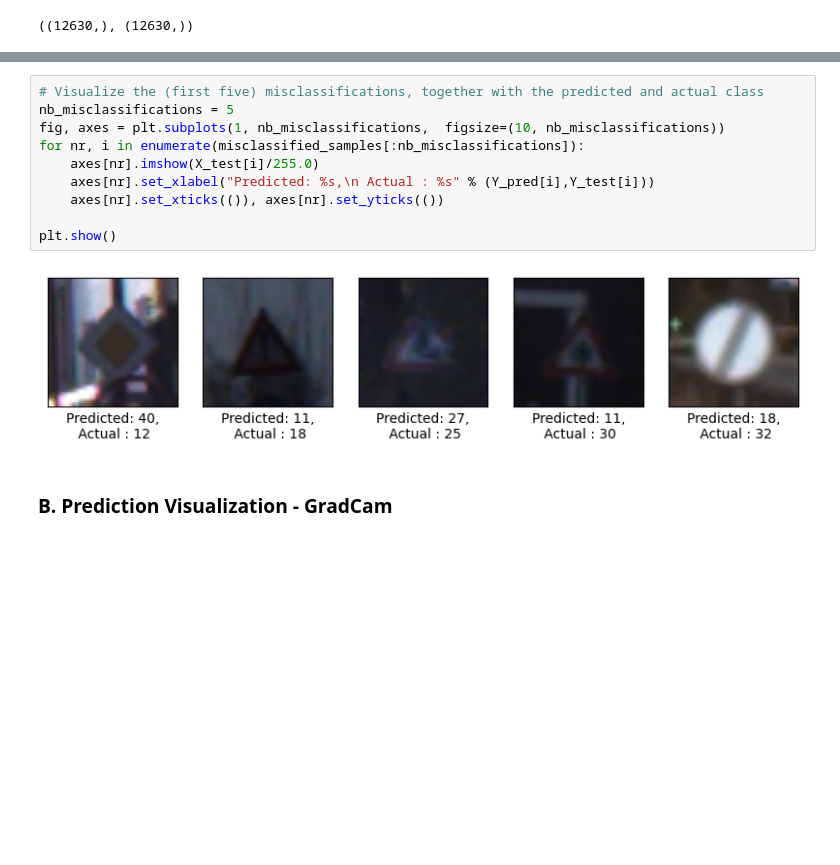
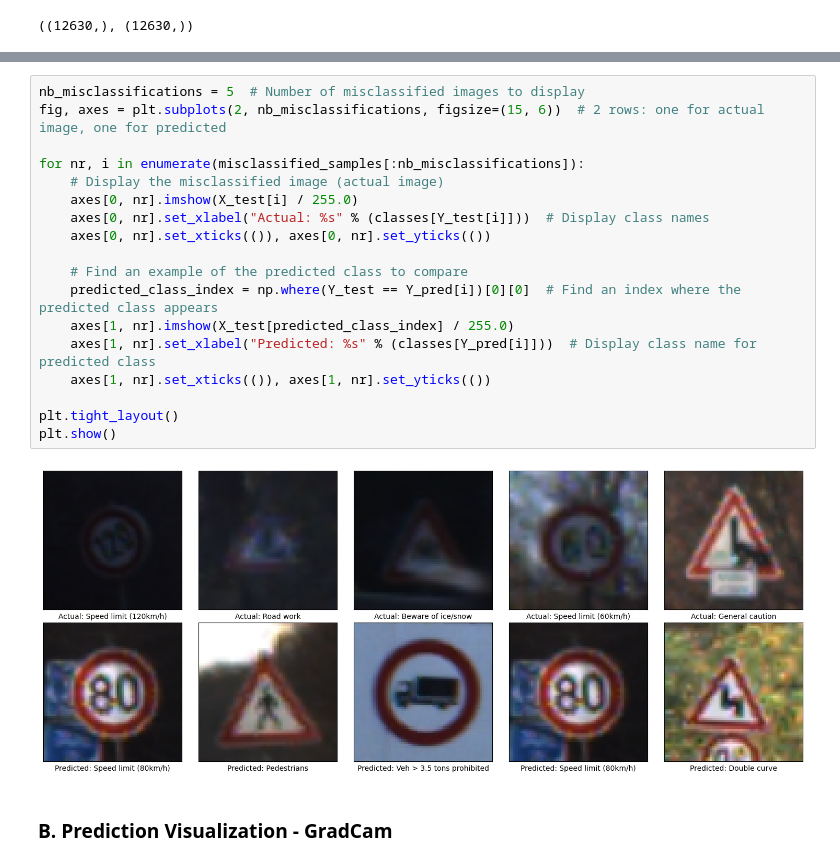
Before and after one commit to Medkallel/Road-Signs-Deep-Learning-Classification, a Jupyter notebook: Models_Training.ipynb, the cells around one changed output, grey strips where cells are left out. Drawn from its saved outputs; the diff is of its cells as text; blank space fills up the shorter version.

```diff
--- a/Models_Training.ipynb
+++ b/Models_Training.ipynb
@@ -432,14 +493,22 @@ misclassified_samples.shape
-# %%
-# Visualize the (first five) misclassifications, together with the predicted and actual class
-nb_misclassifications = 5
-fig, axes = plt.subplots(1, nb_misclassifications,  figsize=(10, nb_misclassifications))
-for nr, i in enumerate(misclassified_samples[:nb_misclassifications]):
-    axes[nr].imshow(X_test[i]/255.0)
-    axes[nr].set_xlabel("Predicted: %s,\n Actual : %s" % (Y_pred[i],Y_test[i]))
-    axes[nr].set_xticks(()), axes[nr].set_yticks(())
-
-plt.show()
-# %% [output]
-[figure, removed]
+# %%
+nb_misclassifications = 5  # Number of misclassified images to display
+fig, axes = plt.subplots(2, nb_misclassifications, figsize=(15, 6))  # 2 rows: one for actual image, one for predicted
+
+for nr, i in enumerate(misclassified_samples[:nb_misclassifications]):
+    # Display the misclassified image (actual image)
+    axes[0, nr].imshow(X_test[i] / 255.0)
+    axes[0, nr].set_xlabel("Actual: %s" % (classes[Y_test[i]]))  # Display class names
+    axes[0, nr].set_xticks(()), axes[0, nr].set_yticks(())
+
+    # Find an example of the predicted class to compare
+    predicted_class_index = np.where(Y_test == Y_pred[i])[0][0]  # Find an index where the predicted class appears
+    axes[1, nr].imshow(X_test[predicted_class_index] / 255.0)
+    axes[1, nr].set_xlabel("Predicted: %s" % (classes[Y_pred[i]]))  # Display class name for predicted class
+    axes[1, nr].set_xticks(()), axes[1, nr].set_yticks(())
+
+plt.tight_layout()
+plt.show()
+# %% [output]
+[figure, added]
 # %% [markdown]
 ### B. Prediction Visualization - GradCam
```
Also changed, not shown: parts of 16 cells of this notebook, 3 other files.
